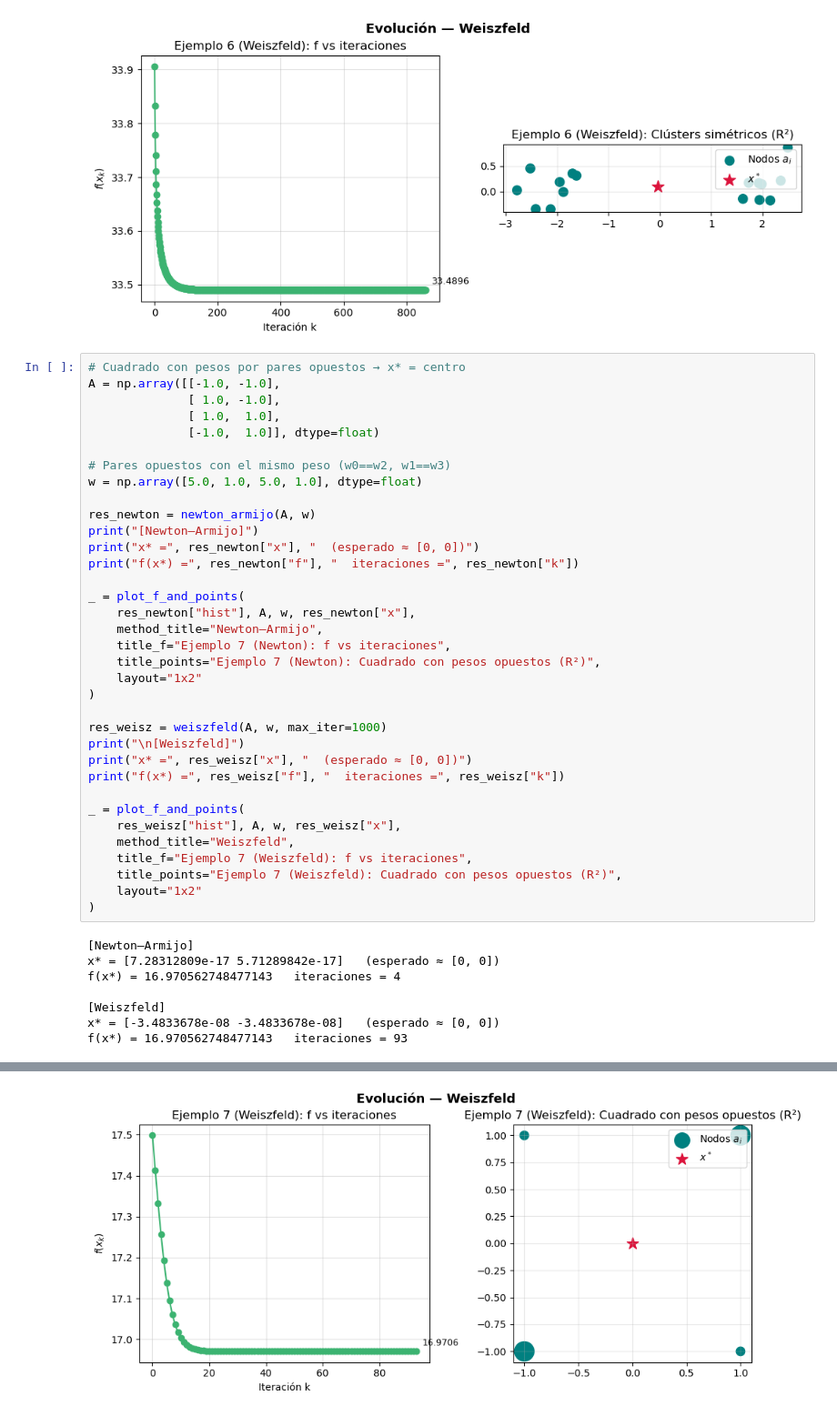
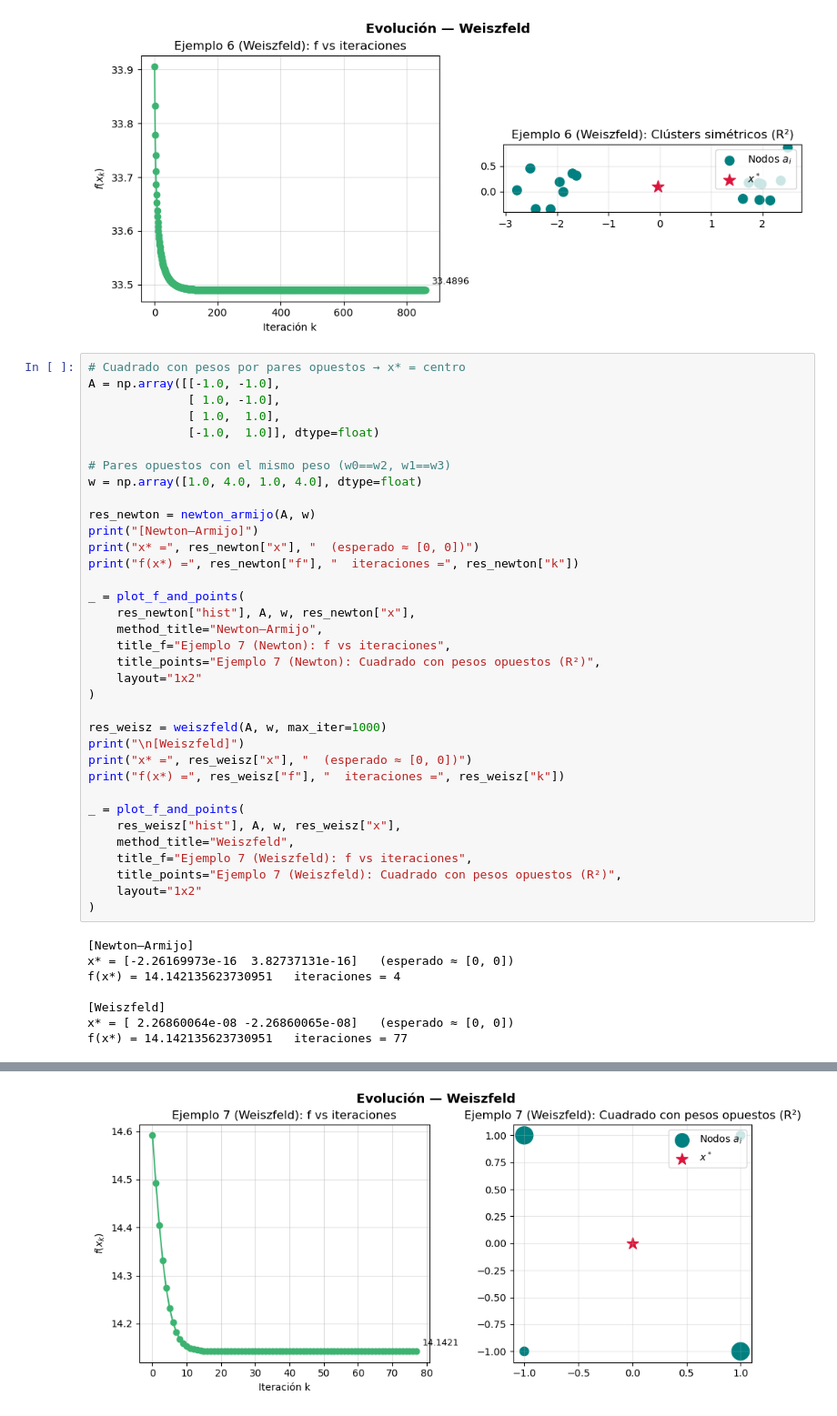
Before and after one commit to santiagofada/FermatWeberProblem, a Jupyter notebook: notebooks/tests.ipynb, the cells around one changed output, grey strips where cells are left out. Shown at 91% size. Cells and saved outputs as stored; diff of their text form.

```diff
--- a/notebooks/tests.ipynb
+++ b/notebooks/tests.ipynb
@@ -331,7 +515,7 @@ A = np.array([[-1.0, -1.0],
               [-1.0,  1.0]], dtype=float)
 
 # Pares opuestos con el mismo peso (w0==w2, w1==w3)
-w = np.array([5.0, 1.0, 5.0, 1.0], dtype=float)
+w = np.array([1.0, 4.0, 1.0, 4.0], dtype=float)
 
 res_newton = newton_armijo(A, w)
 print("[Newton–Armijo]")
@@ -360,9 +544,9 @@ _ = plot_f_and_points(
 )
 # %% [output]
 [Newton–Armijo]
-x* = [7.28312809e-17 5.71289842e-17]   (esperado ≈ [0, 0])
-f(x*) = 16.970562748477143   iteraciones = 4
+x* = [-2.26169973e-16  3.82737131e-16]   (esperado ≈ [0, 0])
+f(x*) = 14.142135623730951   iteraciones = 4
 
 [Weiszfeld]
-x* = [-3.4833678e-08 -3.4833678e-08]   (esperado ≈ [0, 0])
-f(x*) = 16.970562748477143   iteraciones = 93
+x* = [ 2.26860064e-08 -2.26860065e-08]   (esperado ≈ [0, 0])
+f(x*) = 14.142135623730951   iteraciones = 77
@@ -370 +554 @@ f(x*) = 16.970562748477143   iteraciones = 93
-[figure, old version]
+[figure, new version]
```
Also changed, not shown: parts of 11 cells of this notebook, 7 other files.
